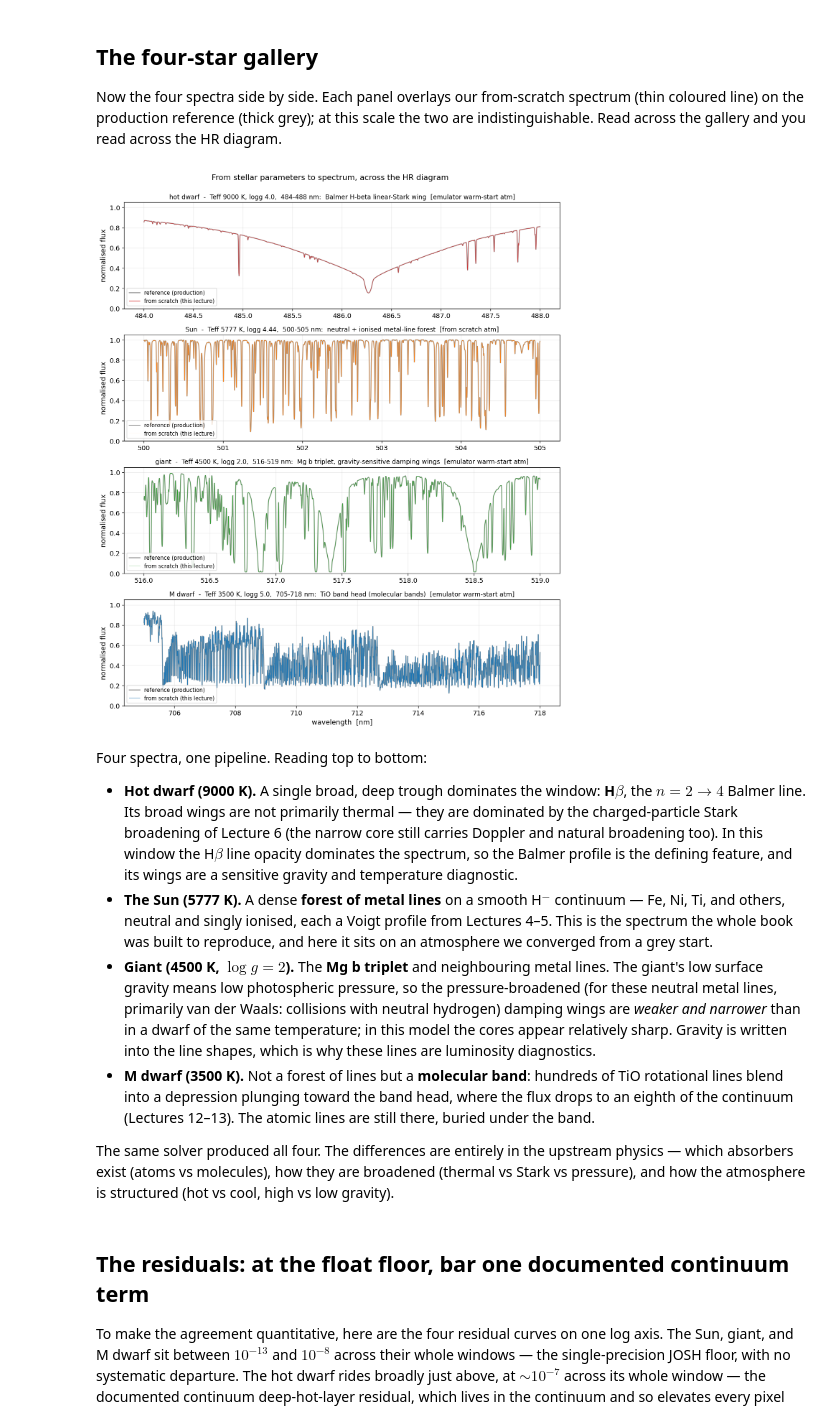
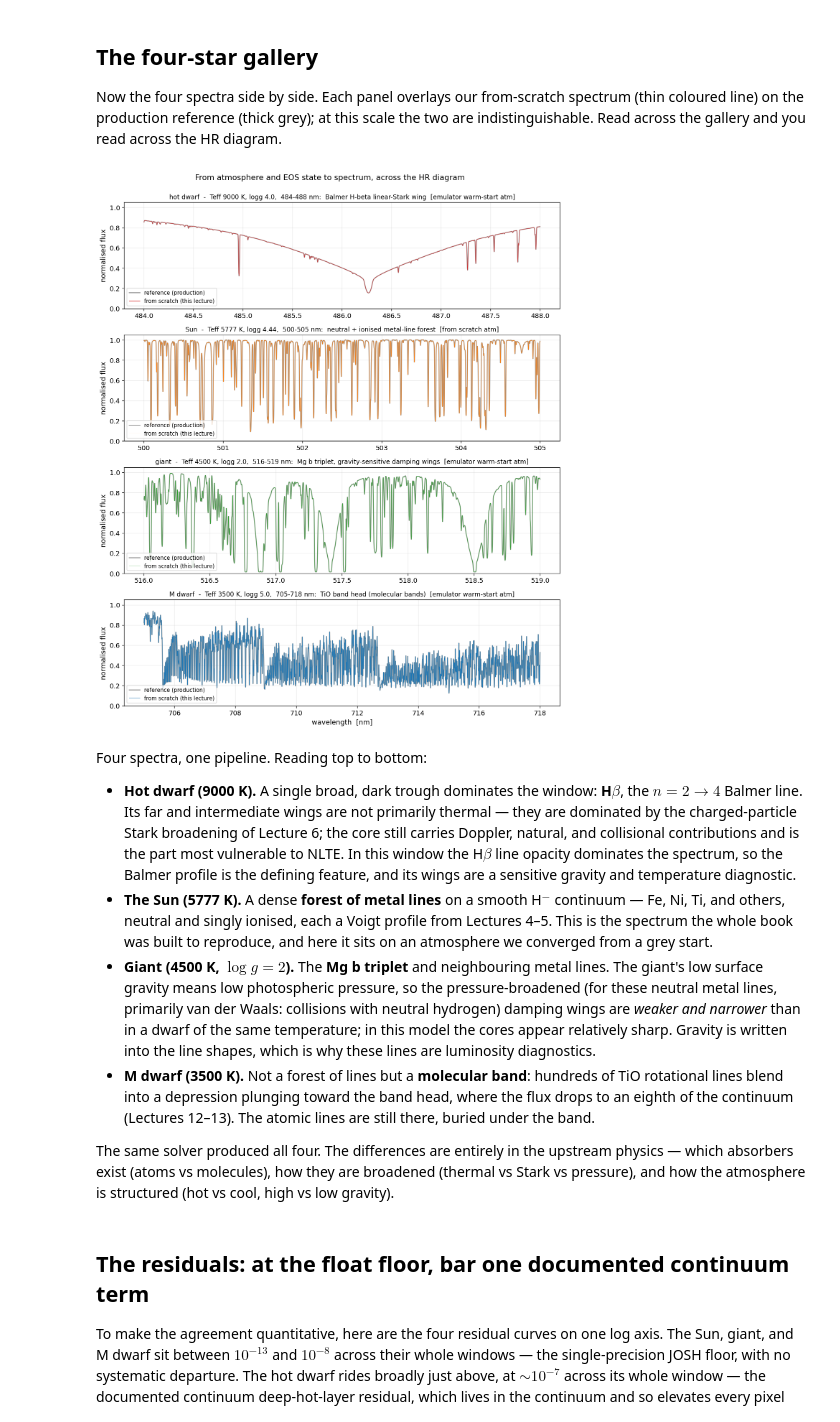
Before and after one commit to tingyuansen/stellar-spectroscopy-from-scratch-gpu, a Jupyter notebook: content/Lecture14.ipynb, the cells around one changed output. Cells and saved outputs as stored; diff of their text form; code cells hidden in the pictures.

Commit message:
Tighten critic-driven lecture prose

```diff
--- a/content/Lecture14.ipynb
+++ b/content/Lecture14.ipynb
@@ -2806,8 +2809,8 @@ def planck_source(d):
     """LTE Planck source B_nu(T) on the (depth, wavelength) grid (Note A: computed, not read).
 
     Form matches the production code exactly: bnu = 1.47439e-2 (f/1e15)^3 ehvkt / stim,
-    with hkt = H_PLANCK/(K_BOLTZ T) from the shipped per-depth array.  In LTE this single
-    Planck array is BOTH the continuum source and the line source.
+    with hkt = H_PLANCK/(K_BOLTZ T) from the shipped per-depth array.  This single
+    Planck array is the thermal source for continuum and line absorption; scattering is separate.
     """
     T = d["temperature"].astype(float)
     hkt = d["hkt"].astype(float)                        # H_PLANCK / (K_BOLTZ * T), per depth
@@ -2918,26 +2920,26 @@ Now the four spectra side by side. Each panel overlays our from-scratch spectrum
 # %%
 fig, axes = plt.subplots(4, 1, figsize=(11, 13))   # one panel per star
 colours = ["C3", "C1", "C2", "C0"]                  # hot, Sun, giant, M dwarf
 
 for ax, (slug, label, teff, logg, window, physics), col in zip(axes, STARS, colours):
     wl, mine, ref, rel = results[slug]
     # thick grey = production reference; thin colour = our from-scratch spectrum (they overlap)
     ax.plot(wl, ref, color="0.6", lw=1.5, label="reference (production)")
     ax.plot(wl, mine, color=col, lw=0.6, label="from scratch (this lecture)")
     ax.set_ylim(0, 1.05); ax.set_ylabel("normalised flux")
     src = "from scratch" if bool(data[slug]["atm_converged_from_scratch"]) else "emulator warm-start"
     ax.set_title(f"{label}  -  Teff {teff} K, logg {logg},  {window}:  {physics}  [{src} atm]", fontsize=10.5)
     ax.legend(loc="lower left", fontsize=9)
 
 axes[-1].set_xlabel("wavelength  [nm]")             # shared x-axis label on the bottom panel
-fig.suptitle("From stellar parameters to spectrum, across the HR diagram", fontsize=13, y=0.997)
+fig.suptitle("From atmosphere and EOS state to spectrum, across the HR diagram", fontsize=13, y=0.997)
 fig.tight_layout(); plt.show()
 # %% [output]
-[figure, old version]
+[figure, new version]
 # %% [markdown]
 Four spectra, one pipeline. Reading top to bottom:
 
-- **Hot dwarf (9000 K).** A single broad, deep trough dominates the window: **H$\beta$**, the $n=2\rightarrow4$ Balmer line. Its broad wings are not primarily thermal — they are dominated by the charged-particle Stark broadening of Lecture 6 (the narrow core still carries Doppler and natural broadening too). In this window the H$\beta$ line opacity dominates the spectrum, so the Balmer profile is the defining feature, and its wings are a sensitive gravity and temperature diagnostic.
+- **Hot dwarf (9000 K).** A single broad, dark trough dominates the window: **H$\beta$**, the $n=2\rightarrow4$ Balmer line. Its far and intermediate wings are not primarily thermal — they are dominated by the charged-particle Stark broadening of Lecture 6; the core still carries Doppler, natural, and collisional contributions and is the part most vulnerable to NLTE. In this window the H$\beta$ line opacity dominates the spectrum, so the Balmer profile is the defining feature, and its wings are a sensitive gravity and temperature diagnostic.
 - **The Sun (5777 K).** A dense **forest of metal lines** on a smooth H$^-$ continuum — Fe, Ni, Ti, and others, neutral and singly ionised, each a Voigt profile from Lectures 4–5. This is the spectrum the whole book was built to reproduce, and here it sits on an atmosphere we converged from a grey start.
 - **Giant (4500 K, $\log g=2$).** The **Mg b triplet** and neighbouring metal lines. The giant's low surface gravity means low photospheric pressure, so the pressure-broadened (for these neutral metal lines, primarily van der Waals: collisions with neutral hydrogen) damping wings are *weaker and narrower* than in a dwarf of the same temperature; in this model the cores appear relatively sharp. Gravity is written into the line shapes, which is why these lines are luminosity diagnostics.
 - **M dwarf (3500 K).** Not a forest of lines but a **molecular band**: hundreds of TiO rotational lines blend into a depression plunging toward the band head, where the flux drops to an eighth of the continuum (Lectures 12–13). The atomic lines are still there, buried under the band.
```
Also changed, not shown: parts of 24 cells of this notebook, 18 other files.
